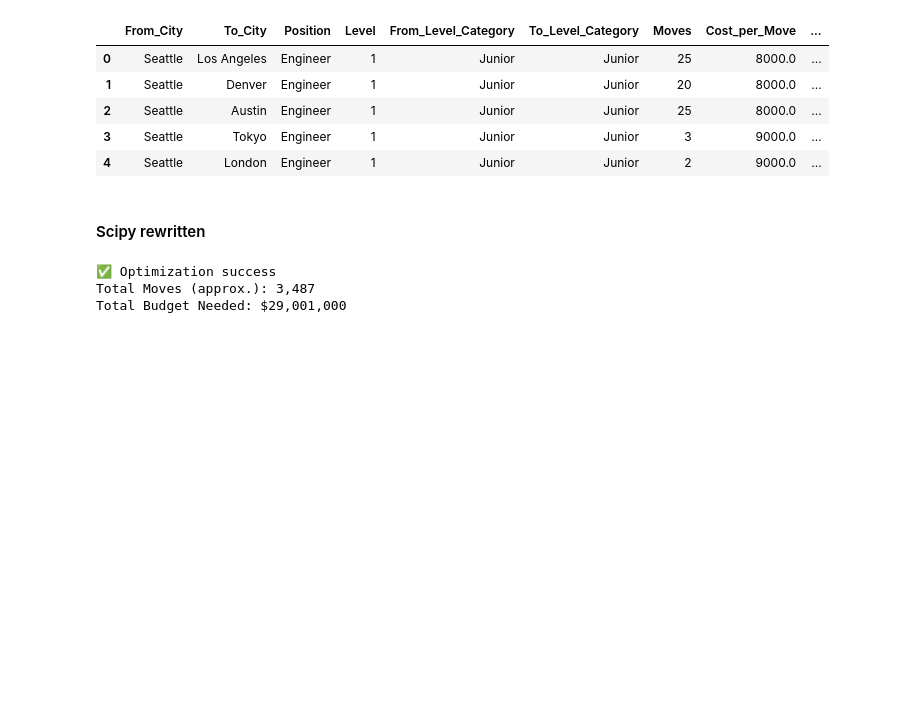
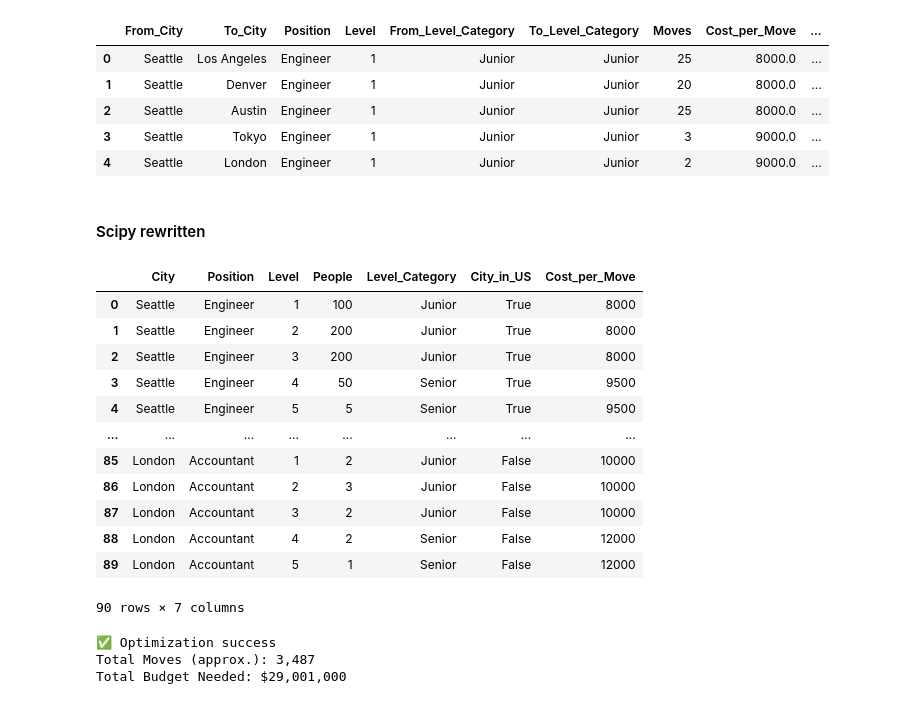
Before and after one commit to jeffakins/Optimization, a Jupyter notebook: Move_Cost_Opt_Alternative.ipynb, the cells around one changed output. Drawn from its saved outputs; the diff is of its cells as text; code cells hidden in the pictures; blank space fills up the shorter version.

```diff
--- a/Move_Cost_Opt_Alternative.ipynb
+++ b/Move_Cost_Opt_Alternative.ipynb
@@ -269,6 +269,71 @@ moves_df.head()
 | 4 | Seattle | London | Engineer | 1 | Junior | Junior | 2 | 9000.0 | ... |
 # %% [markdown]
 #### Scipy rewritten
+# %%
+# -----------------------
+# 1) Build the data
+# -----------------------
+cities = ['Seattle', 'Los Angeles', 'Denver', 'Austin', 'Tokyo', 'London']
+job_categories = ['Engineer', 'Scientist', 'Accountant']
+levels = [1, 2, 3, 4, 5]
+
+combinations = list(itertools.product(cities, job_categories, levels))
+df = pd.DataFrame(combinations, columns=['City', 'Position', 'Level'])
+df['People'] = [
+    100, 200, 200, 50, 5,
+    25, 45, 55, 15, 3,
+    3, 4, 5, 2, 1,
+    200, 300, 350, 150, 15,
+    50, 80, 95, 30, 6,
+    9, 12, 9, 4, 2,
+    80, 150, 150, 50, 5,
+    30, 45, 55, 15, 3,
+    3, 4, 5, 2, 1,
+    120, 130, 140, 80, 10,
+    60, 50, 50, 30, 5,
+    6, 10, 9, 4, 2,
+    12, 13, 14, 8, 1,
+    6, 5, 5, 3, 1,
+    3, 3, 3, 2, 1,
+    10, 10, 10, 3, 1,
+    10, 10, 10, 3, 1,
+    2, 3, 2, 2, 1
+]
+
+def level_cat(level):
+    return 'Senior' if level >= 4 else 'Junior'
+
+def us_city(city):
+    return city in ['Seattle', 'Los Angeles', 'Denver', 'Austin']
+
+def cost_per_move(row):
+    if row.City_in_US and row.Level_Category == 'Junior':
+        return 8000
+    elif row.City_in_US and row.Level_Category == 'Senior':
+        return 9500
+    elif not row.City_in_US and row.Level_Category == 'Junior':
+        return 10000
+    else:
+        return 12000
+
+df['Level_Category'] = df['Level'].apply(level_cat)
+df['City_in_US'] = df['City'].apply(us_city)
+df['Cost_per_Move'] = df.apply(cost_per_move, axis=1)
+df
+# %% [output]
+|  | City | Position | Level | People | Level_Category | City_in_US | Cost_per_Move |
+| 0 | Seattle | Engineer | 1 | 100 | Junior | True | 8000 |
+| 1 | Seattle | Engineer | 2 | 200 | Junior | True | 8000 |
+| 2 | Seattle | Engineer | 3 | 200 | Junior | True | 8000 |
+| 3 | Seattle | Engineer | 4 | 50 | Senior | True | 9500 |
+| 4 | Seattle | Engineer | 5 | 5 | Senior | True | 9500 |
+| ... | ... | ... | ... | ... | ... | ... | ... |
+| 85 | London | Accountant | 1 | 2 | Junior | False | 10000 |
+| 86 | London | Accountant | 2 | 3 | Junior | False | 10000 |
+| 87 | London | Accountant | 3 | 2 | Junior | False | 10000 |
+| 88 | London | Accountant | 4 | 2 | Senior | False | 12000 |
+| 89 | London | Accountant | 5 | 1 | Senior | False | 12000 |
+90 rows × 7 columns
 # %%
 import pandas as pd
 import itertools
```
